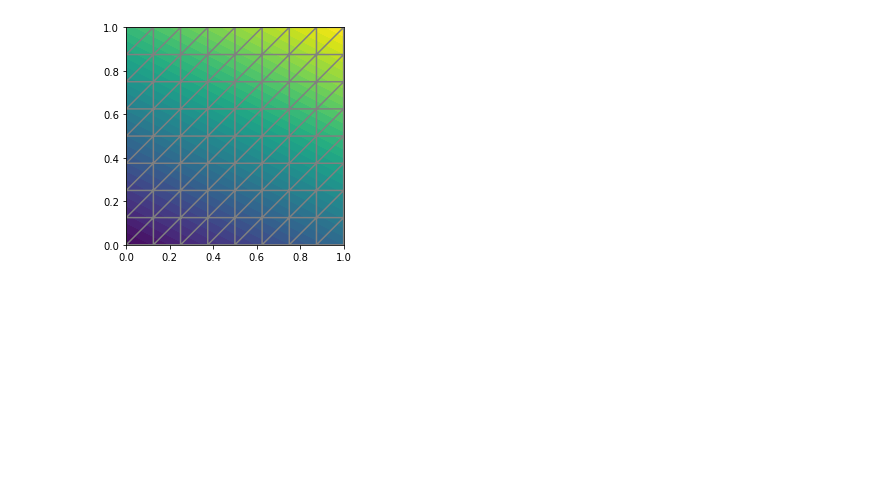
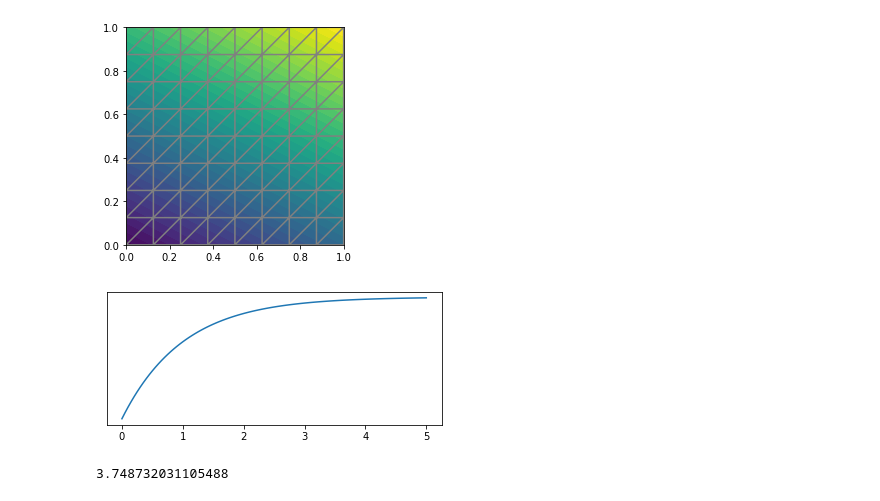
Before and after one commit to iluvatar1/ModelingToolsEngineering, a Jupyter notebook: 07-PDE-Fenics/Fenics.ipynb, the cells around one changed output. Drawn from its saved outputs; the diff is of its cells as text; code cells hidden in the pictures; blank space fills up the shorter version.

```diff
--- a/07-PDE-Fenics/Fenics.ipynb
+++ b/07-PDE-Fenics/Fenics.ipynb
@@ -374,3 +374,51 @@ plt.show()
 u = x[0] + 2*x[1] + 1
 f = -10*x[0] - 20*x[1] - 10
 [figure]
+# %%
+%matplotlib inline
+from fenics import *
+import matplotlib.pyplot as plt
+
+class BoundaryLeft(SubDomain):
+    def inside(self, x, on_boundary):
+        return on_boundary and \
+            (near(x[0], 0.))
+
+
+#Define mesh
+mesh=IntervalMesh(100,0,5)
+
+#Define function space
+V=FunctionSpace(mesh,'CG',1)
+
+#Define boundary conditions
+#u_D=Expression('5.0',degree=0)
+
+boundaryLeft=BoundaryLeft()
+u_0=Constant(5.0)
+bc=DirichletBC(V,u_0,boundaryLeft)
+
+#Define variational problem
+u=TrialFunction(V)
+v=TestFunction(V)
+f2=Constant(7.0)
+
+parte1=u.dx(0)+u
+a=parte1*v*dx
+L=v*f2*dx
+
+u=Function(V)
+solve(a==L,u,bc)
+
+plot(u)
+plot(mesh)
+
+plt.show()
+
+error_L2=errornorm(u_0,u,'L2')
+print(error_L2)
+
+#raw_input("Press enter to continue");
+# %% [output]
+[figure, added]
+3.748732031105488
```
Also changed, not shown: 1 other file.
